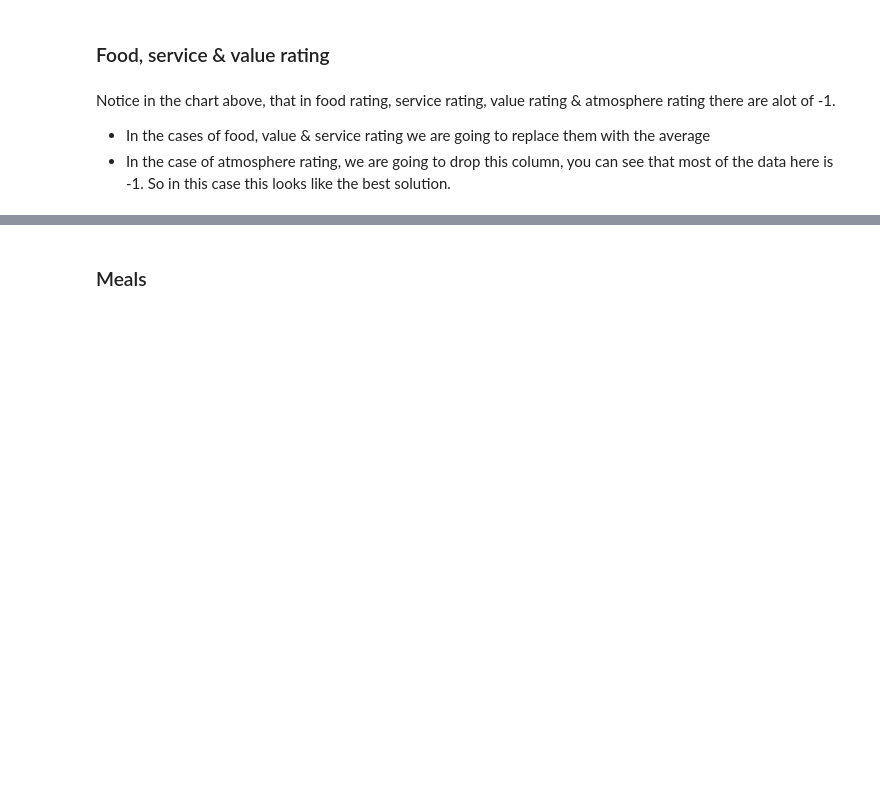
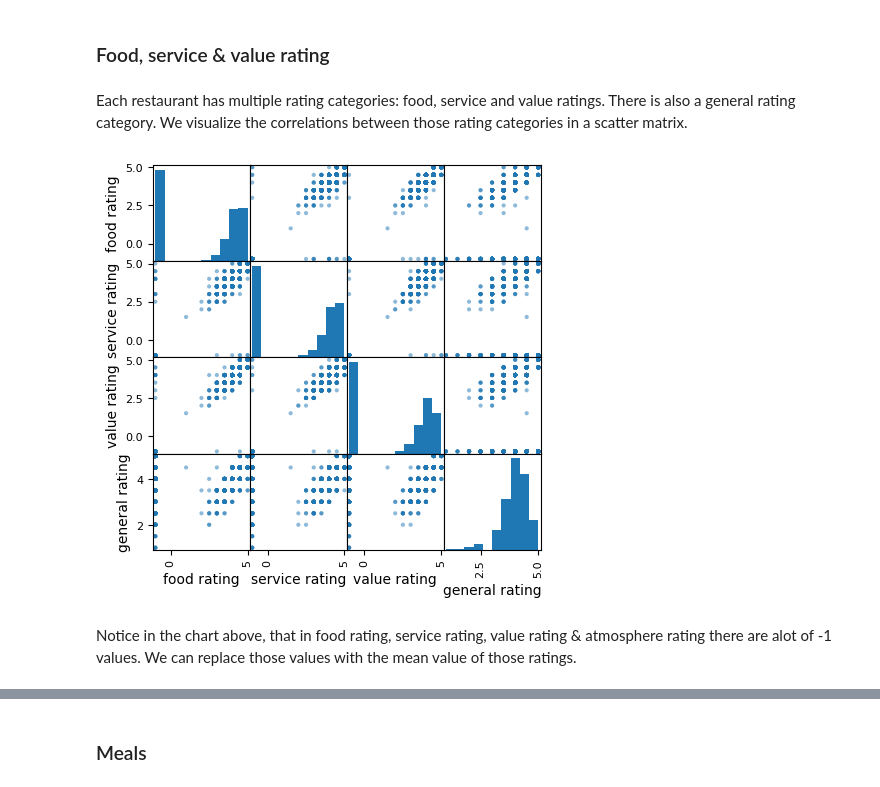
Before and after one commit to brabreda/Machine-learning, a Jupyter notebook: Sprint 1.ipynb, the cells around one changed output, grey strips where cells are left out. Drawn from its saved outputs; the diff is of its cells as text; code cells hidden in the pictures; blank space fills up the shorter version.

```diff
--- a/Sprint 1.ipynb
+++ b/Sprint 1.ipynb
@@ -103,11 +133,13 @@ df.head()
 # %% [markdown]
 ### Food, service & value rating
+# %% [markdown]
+Each restaurant has multiple rating categories: food, service and value ratings. There is also a general rating category. We visualize the correlations between those rating categories in a scatter matrix.
 # %%
-pd.plotting.scatter_matrix(df[["food rating","service rating","value rating", "general rating"]], figsize = (8,8))
+pd.plotting.scatter_matrix(df[["food rating","service rating","value rating", "general rating"]], figsize = (5,5));
+# %% [output]
+[figure, added]
 # %% [markdown]
-Notice in the chart above, that in food rating, service rating, value rating & atmosphere rating there are alot of -1.
-- In the cases of food, value & service rating we are going to replace them with the average
-- In the case of atmosphere rating, we are going to drop this column, you can see that most of the data here is -1. So in this case this looks like the best solution.
+Notice in the chart above, that in food rating, service rating, value rating & atmosphere rating there are alot of -1 values. We can replace those values with the mean value of those ratings.
 # %%
 mean = df["service rating"].loc[df["service rating"] != -1].mean()
 df["service rating"] = df["service rating"].replace(-1,mean)
```
Also changed, not shown: parts of 77 cells of this notebook.
